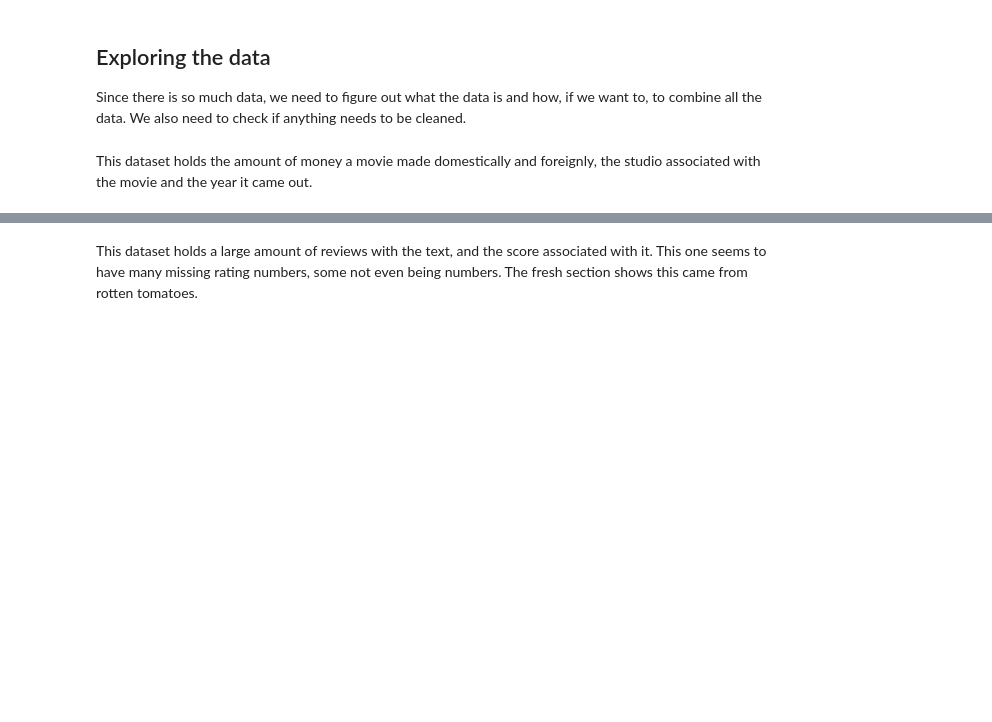
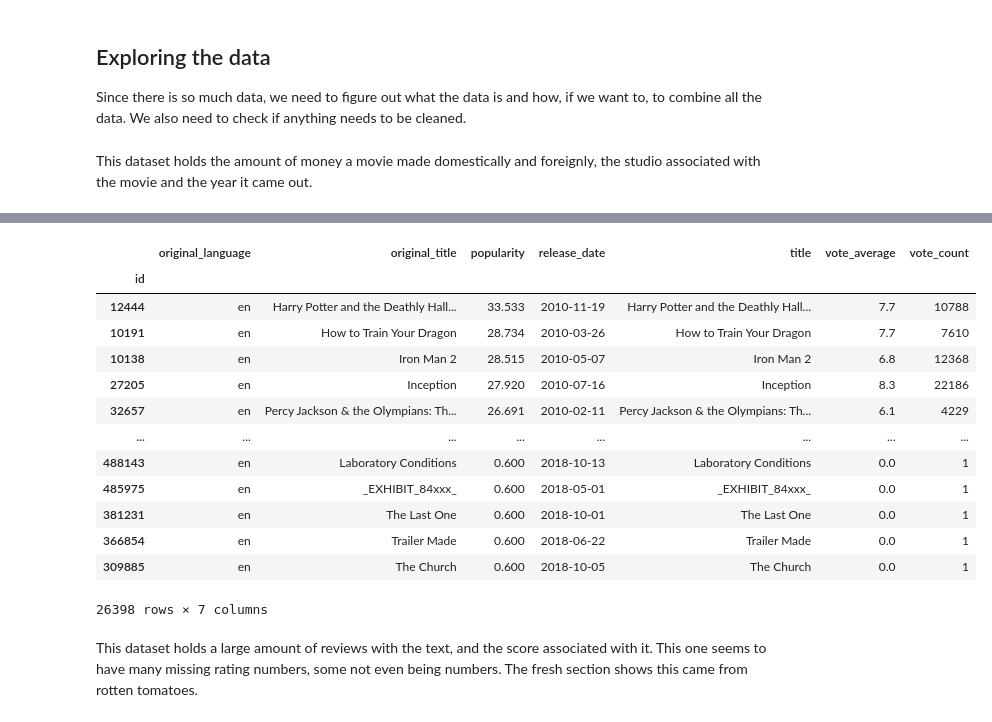
Before and after one commit to Zxhjlk/Phase2Project, a Jupyter notebook: notebooks/Data_Cleaning.ipynb, the cells around one changed output, grey strips where cells are left out. Drawn from its saved outputs; the diff is of its cells as text; code cells hidden in the pictures; blank space fills up the shorter version.

```diff
--- a/notebooks/Data_Cleaning.ipynb
+++ b/notebooks/Data_Cleaning.ipynb
@@ -70,3 +84,25 @@ df_movies
+# %%
+df_movies.drop(columns='genre_ids', inplace=True)
+df_movies.set_index('id', inplace=True)
+
+df_movies['release_date'] = pd.to_datetime(df_movies['release_date']).dt.date
+df_movies = df_movies[df_movies['release_date'] > pd.to_datetime('1999-12-31')]
+df_movies
+# %% [output]
+|  | original_language | original_title | popularity | release_date | title | vote_average | vote_count |
+| id |  |  |  |  |  |  |  |
+| 12444 | en | Harry Potter and the Deathly Hall... | 33.533 | 2010-11-19 | Harry Potter and the Deathly Hall... | 7.7 | 10788 |
+| 10191 | en | How to Train Your Dragon | 28.734 | 2010-03-26 | How to Train Your Dragon | 7.7 | 7610 |
+| 10138 | en | Iron Man 2 | 28.515 | 2010-05-07 | Iron Man 2 | 6.8 | 12368 |
+| 27205 | en | Inception | 27.920 | 2010-07-16 | Inception | 8.3 | 22186 |
+| 32657 | en | Percy Jackson & the Olympians: Th... | 26.691 | 2010-02-11 | Percy Jackson & the Olympians: Th... | 6.1 | 4229 |
+| ... | ... | ... | ... | ... | ... | ... | ... |
+| 488143 | en | Laboratory Conditions | 0.600 | 2018-10-13 | Laboratory Conditions | 0.0 | 1 |
+| 485975 | en | _EXHIBIT_84xxx_ | 0.600 | 2018-05-01 | _EXHIBIT_84xxx_ | 0.0 | 1 |
+| 381231 | en | The Last One | 0.600 | 2018-10-01 | The Last One | 0.0 | 1 |
+| 366854 | en | Trailer Made | 0.600 | 2018-06-22 | Trailer Made | 0.0 | 1 |
+| 309885 | en | The Church | 0.600 | 2018-10-05 | The Church | 0.0 | 1 |
+26398 rows × 7 columns
 # %% [markdown]
 This dataset holds a large amount of reviews with the text, and the score associated with it. This one seems to have many missing rating numbers, some not even being numbers. The fresh section shows this came from rotten tomatoes.
 # %%
```
Also changed, not shown: parts of 13 cells of this notebook.
